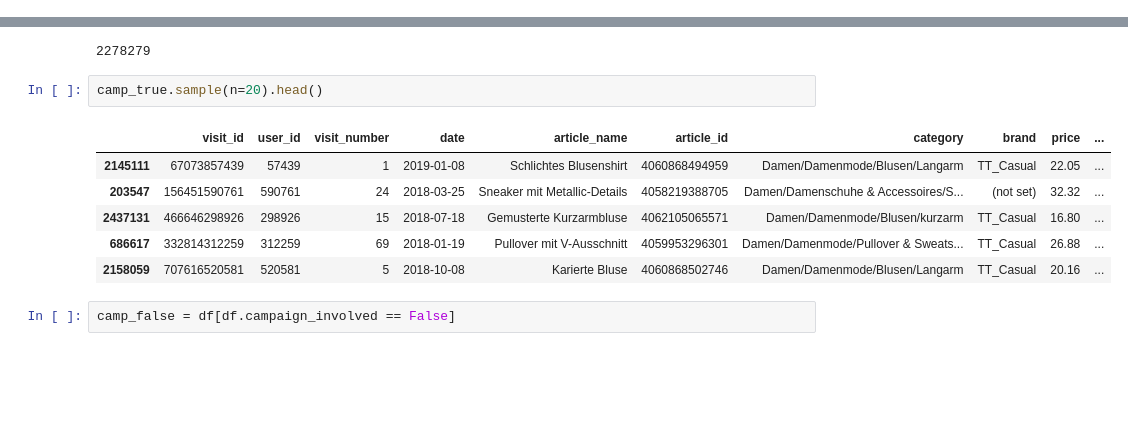
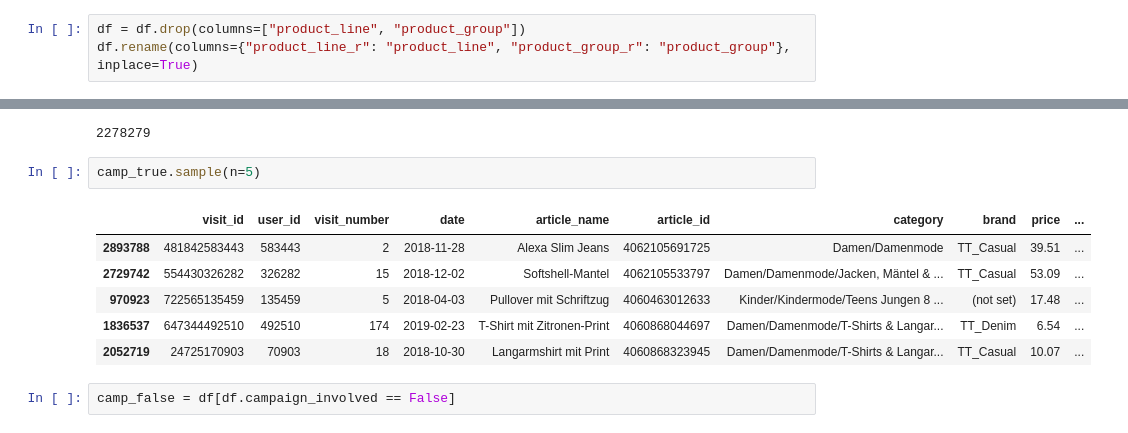
Before and after one commit to s-lau-42/Project_3_Online_Shop_Analysis, a Jupyter notebook: TT_Clean_Explore_Engineer.ipynb, the cells around one changed output, grey strips where cells are left out. Drawn from its saved outputs; the diff is of its cells as text; blank space fills up the shorter version.

```diff
--- a/TT_Clean_Explore_Engineer.ipynb
+++ b/TT_Clean_Explore_Engineer.ipynb
@@ -183,3 +180,6 @@ df = df.astype({"visit_id": "int64"})
+# %%
+df = df.drop(columns=["product_line", "product_group"])
+df.rename(columns={"product_line_r": "product_line", "product_group_r": "product_group"}, inplace=True)
 # %% [markdown]
 ## getting rid of nans
 # %%
@@ -623,14 +601,14 @@ len(camp_true)
 # %% [output]
 2278279
 # %%
-camp_true.sample(n=20).head()
+camp_true.sample(n=5)
 # %% [output]
 |  | visit_id | user_id | visit_number | date | article_name | article_id | category | brand | price | ... |
-| 2145111 | 67073857439 | 57439 | 1 | 2019-01-08 | Schlichtes Blusenshirt | 4060868494959 | Damen/Damenmode/Blusen/Langarm | TT_Casual | 22.05 | ... |
-| 203547 | 156451590761 | 590761 | 24 | 2018-03-25 | Sneaker mit Metallic-Details | 4058219388705 | Damen/Damenschuhe & Accessoires/S... | (not set) | 32.32 | ... |
-| 2437131 | 466646298926 | 298926 | 15 | 2018-07-18 | Gemusterte Kurzarmbluse | 4062105065571 | Damen/Damenmode/Blusen/kurzarm | TT_Casual | 16.80 | ... |
-| 686617 | 332814312259 | 312259 | 69 | 2018-01-19 | Pullover mit V-Ausschnitt | 4059953296301 | Damen/Damenmode/Pullover & Sweats... | TT_Casual | 26.88 | ... |
-| 2158059 | 707616520581 | 520581 | 5 | 2018-10-08 | Karierte Bluse | 4060868502746 | Damen/Damenmode/Blusen/Langarm | TT_Casual | 20.16 | ... |
+| 2893788 | 481842583443 | 583443 | 2 | 2018-11-28 | Alexa Slim Jeans | 4062105691725 | Damen/Damenmode | TT_Casual | 39.51 | ... |
+| 2729742 | 554430326282 | 326282 | 15 | 2018-12-02 | Softshell-Mantel | 4062105533797 | Damen/Damenmode/Jacken, Mäntel & ... | TT_Casual | 53.09 | ... |
+| 970923 | 722565135459 | 135459 | 5 | 2018-04-03 | Pullover mit Schriftzug | 4060463012633 | Kinder/Kindermode/Teens Jungen 8 ... | (not set) | 17.48 | ... |
+| 1836537 | 647344492510 | 492510 | 174 | 2019-02-23 | T-Shirt mit Zitronen-Print | 4060868044697 | Damen/Damenmode/T-Shirts & Langar... | TT_Denim | 6.54 | ... |
+| 2052719 | 24725170903 | 70903 | 18 | 2018-10-30 | Langarmshirt mit Print | 4060868323945 | Damen/Damenmode/T-Shirts & Langar... | TT_Casual | 10.07 | ... |
 # %%
 camp_false = df[df.campaign_involved == False]
 # %%
```
Also changed, not shown: parts of 30 cells of this notebook, 1 other file.
